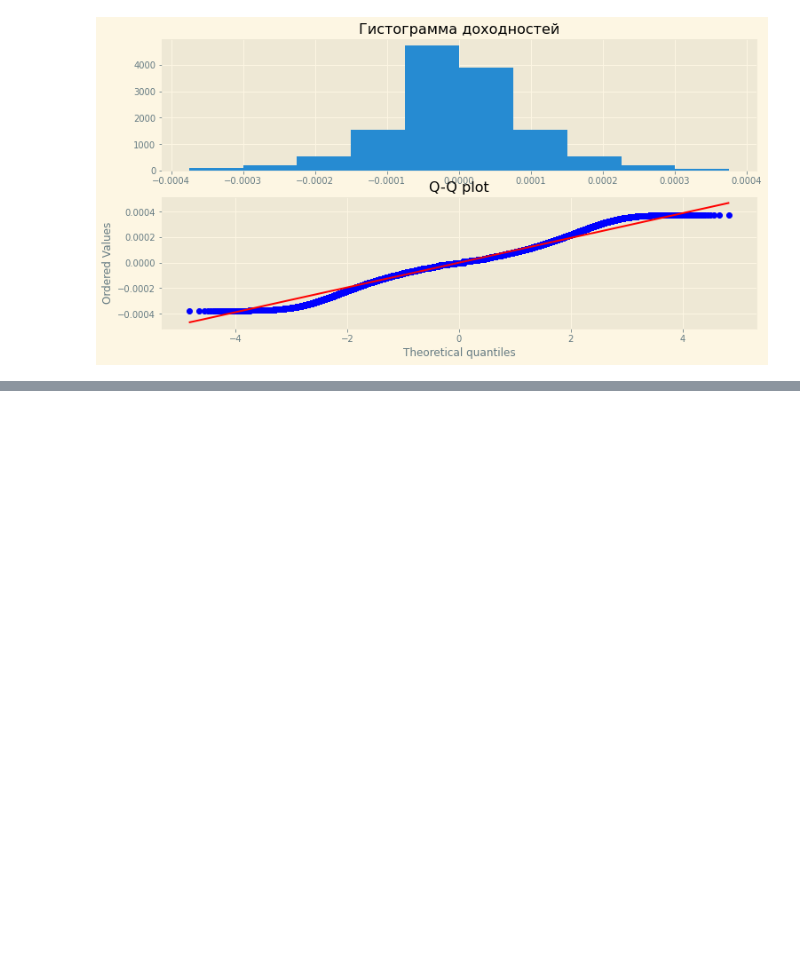
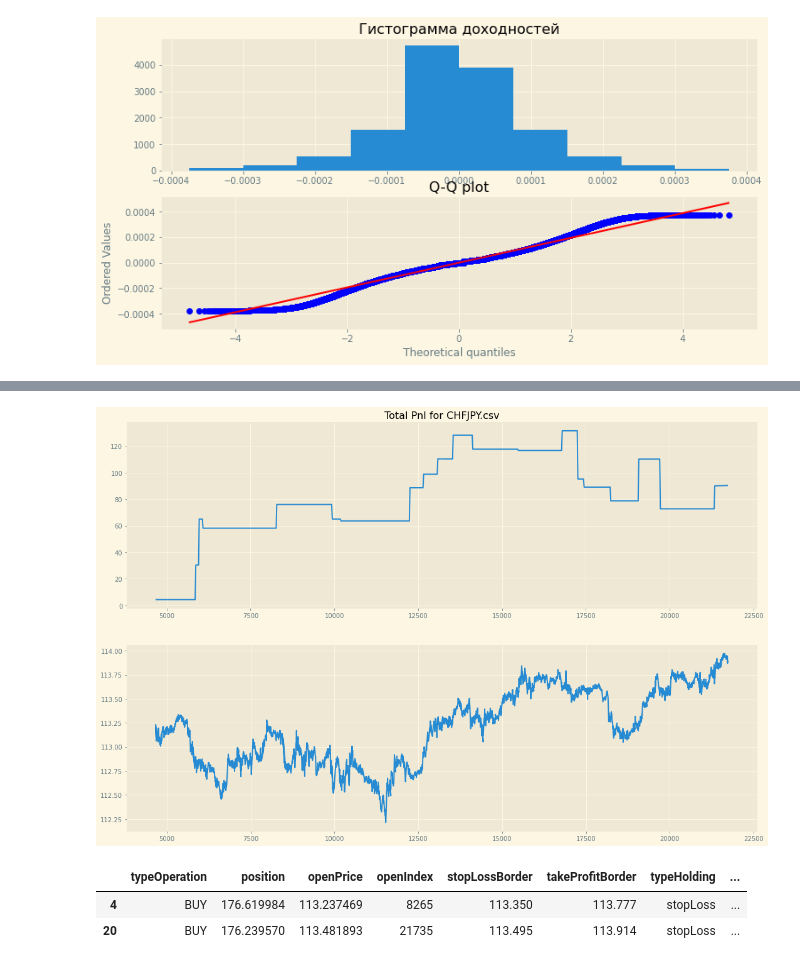
Before and after one commit to Molozey/algo-andrii, a Jupyter notebook: MeanReversion/mainPlusHalfLife.ipynb, the cells around one changed output, grey strips where cells are left out. Saved outputs shown, nothing was run; the diff lists cells and outputs as text; code cells hidden in the pictures; blank space fills up the shorter version.

```diff
--- a/MeanReversion/mainPlusHalfLife.ipynb
+++ b/MeanReversion/mainPlusHalfLife.ipynb
@@ -229,7 +229,7 @@ def open_position(arrowIndex, recursionFilter, dataTuple, params) -> dict:
                              dataTuple=dataTuple, params=params)
     params["rollingMean"] = half_time
     params["fatRollingMean"] = 2 * half_time
-    params["timeBarrier"] = int(half_time * 1.5)
+    params["timeBarrier"] = half_time
     params["varianceLookBack"] = half_time * 2
     params["variacneRatioCarrete"] = int((half_time * 2) // params['varianceRatioCarreteParameter']) + 1,
     # if нужный для корректной работы нашей конерктной реализации. Мы работаем через рекурсию, поэтому это нужно для того
@@ -276,7 +276,7 @@ def open_position(arrowIndex, recursionFilter, dataTuple, params) -> dict:
             openDict['openPrice'] = high_band
             openDict['openIndex'] = arrowIndex
             openDict['stopLossBorder'] = round(high_band + params['stopLossStdMultiplier'] * bands_std,3)
-            openDict['takeProfitBorder'] = round(high_band + params['takeProfitStdMultiplier'] * bands_std,3)
+            openDict['takeProfitBorder'] = round(high_band - params['takeProfitStdMultiplier'] * bands_std,3)
             LOGIC_BOOL = True
             return {'openDict': openDict, 'params': params}
 
@@ -329,7 +329,7 @@ def close_position(arrowIndex, recursionFilter, openDict, dataTuple, params, tim
     # Условия удержания позиции если мы ставли в ЛОНГ
     elif openDict['typeOperation'] == 'BUY':
         # Стоп лосс условие
-        if dataTuple["LowTuple"][arrowIndex] < openDict['stopLossBorder']:
+        if (dataTuple["OpenTuple"][arrowIndex] > openDict['stopLossBorder']) and (dataTuple["LowTuple"][arrowIndex] < openDict['stopLossBorder']):
             return {'typeHolding': 'stopLoss', 'closePrice': openDict['stopLossBorder'],
                         'closeIndex': arrowIndex + params['restAfterLoss']}
 
@@ -356,8 +356,8 @@ def close_position(arrowIndex, recursionFilter, openDict, dataTuple, params, tim
                     else:
                         # Если VR RATIO не показал возможность попытаться закрыться о большую скользяшку, то закрываемся
                         # о малую
-                        # return {'typeHolding': 'lightCross', 'closePrice': dataTuple["LightMeanTuple"][arrowIndex],
-                        #         'closeIndex': arrowIndex }
+                        return {'typeHolding': 'lightCross', 'closePrice': dataTuple["LightMeanTuple"][arrowIndex],
+                                'closeIndex': arrowIndex }
                         pass
 
                 else:
@@ -389,7 +389,7 @@ def close_position(arrowIndex, recursionFilter, openDict, dataTuple, params, tim
     # Все аналогично, не считая симмертричность
     if openDict['typeOperation'] == 'SELL':
         # Stop Loss
-        if dataTuple["HighTuple"][arrowIndex] > openDict['stopLossBorder']:
+        if (dataTuple["OpenTuple"][arrowIndex] < openDict['stopLossBorder']) and (dataTuple["HighTuple"][arrowIndex] > openDict['stopLossBorder']):
             return {'typeHolding': 'stopLoss', 'closePrice': openDict['stopLossBorder'],
                         'closeIndex': arrowIndex + params['restAfterLoss']}
 
@@ -410,8 +410,8 @@ def close_position(arrowIndex, recursionFilter, openDict, dataTuple, params, tim
 
                     else:
                         # small MA
-                        # return {'typeHolding': 'lightCross', 'closePrice': dataTuple["LightMeanTuple"][arrowIndex],
-                        #         'closeIndex': arrowIndex }
+                        return {'typeHolding': 'lightCross', 'closePrice': dataTuple["LightMeanTuple"][arrowIndex],
+                                'closeIndex': arrowIndex }
                         pass
 
                 else:
@@ -436,6 +436,16 @@ def close_position(arrowIndex, recursionFilter, openDict, dataTuple, params, tim
 
 
     if not NOT_NONE_SAVER:
+        # Trailing StopLoss
+        if openDict['typeOperation'] == 'BUY':
+            delta = dataTuple["OpenTuple"][arrowIndex] - dataTuple["OpenTuple"][arrowIndex-1]
+            if delta > 0:
+                openDict['stopLossBorder'] = openDict['stopLossBorder'] + delta
+        if openDict['typeOperation'] == 'SELL':
+            delta = dataTuple["OpenTuple"][arrowIndex] - dataTuple["OpenTuple"][arrowIndex-1]
+            if delta < 0:
+                openDict['stopLossBorder'] = openDict['stopLossBorder'] - delta
+
         return close_position(arrowIndex=arrowIndex + 1, recursionFilter=recursionFilter + 1,
                               openDict=openDict, params=params, dataTuple=dataTuple,
                               timeBorderCounter=timeBorderCounter + 1, indicatorVR=indicatorVR)
@@ -471,21 +481,21 @@ closePos = close_position(arrowIndex=openPOS['openIndex'], recursionFilter=0, op
 RESULT.append({**openPOS, **closePos})
 openPOS = closePos['closeIndex']
 
-for i in tqdm(range(750)):
+for i in tqdm(range(2)):
     while type(openPOS) is not dict:
             openPOS = open_position(arrowIndex=openPOS, recursionFilter=0, dataTuple=openStore, params=startParams)
 
     startParams = openPOS["params"]
     openPOS = openPOS["openDict"]
+    print(startParams)
 
-    cookedDataLocal = cook_data(df=cookedData, params=startParams)
-
+    closePos = int(openPOS['openIndex'] + 1)
+    indicatorVR = False
+    cookedDataLocal = cook_data(df=cookedData.copy().iloc[closePos - startParams["fatRollingMean"]: closePos + 10_000], params=startParams)
+    print(cookedDataLocal)
     holdStore = {"LowTuple": cookedDataLocal.low, "HighTuple": cookedDataLocal.high, "OpenTuple": cookedDataLocal.open,
              "LightMeanTuple": cookedDataLocal.rollMean, "FatMeanTuple": cookedDataLocal.fatMean,
              "logTuple": cookedDataLocal.logOpenPrice, "retTuple": cookedDataLocal.retOpenPrice}
-
-    closePos = int(openPOS['openIndex'] + 1)
-    indicatorVR = False
 
     timeBR = 0
     while type(closePos) is not dict:
@@ -516,15 +567,23 @@ copy_df.groupby(by='typeHolding').describe()
 # %%
 copy = copy_df.copy()
 copy.index = copy.openIndex
 stepDF = pd.DataFrame(index=pd.RangeIndex(min(copy_df.openIndex), max(copy_df.openIndex)))
 stepPnl = stepDF.merge(copy, left_index=True, right_index=True, how='outer').profit.replace(np.nan, 0).cumsum()
 del copy, stepDF
 
 plt.figure(figsize=(18,12))
 plt.style.use('Solarize_Light2')
 plt.subplot(2,1,1)
 plt.plot(stepPnl)
 plt.title(f'Total Pnl for {pairName}')
 plt.subplot(2,1,2)
-plt.plot(range(0, openStore["OpenTuple"].iloc[min(RESULT.openIndex):max(RESULT.openIndex)].shape[0]), openStore["OpenTuple"].iloc[min(RESULT.openIndex):max(RESULT.openIndex)])
+plt.plot(range(stepPnl.index[0], openStore["OpenTuple"].iloc[min(RESULT.openIndex):max(RESULT.openIndex)].shape[0] + stepPnl.index[0]), openStore["OpenTuple"].iloc[min(RESULT.openIndex)+stepPnl.index[0]:max(RESULT.openIndex)+stepPnl.index[0]])
 plt.show()
+# %% [output]
+[figure, added]
+# %%
+copy_df[(copy_df.typeHolding == 'stopLoss') & (copy_df.profit > 0)]
+# %% [output]
+|  | typeOperation | position | openPrice | openIndex | stopLossBorder | takeProfitBorder | typeHolding | ... |
+| 4 | BUY | 176.619984 | 113.237469 | 8265 | 113.350 | 113.777 | stopLoss | ... |
+| 20 | BUY | 176.239570 | 113.481893 | 21735 | 113.495 | 113.914 | stopLoss | ... |
```
Also changed, not shown: parts of 9 cells of this notebook.
